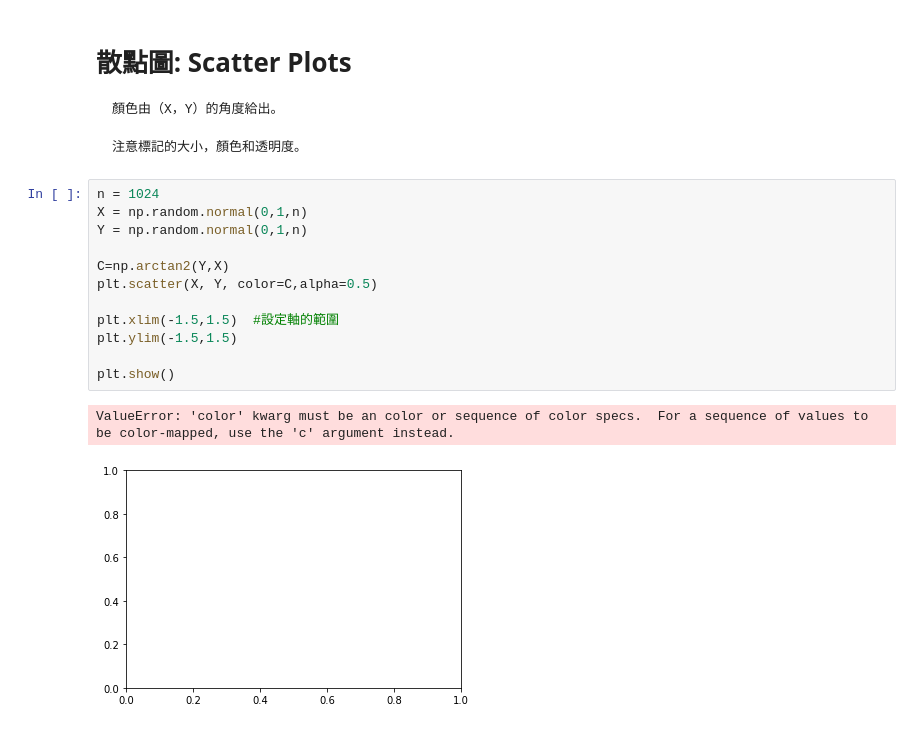
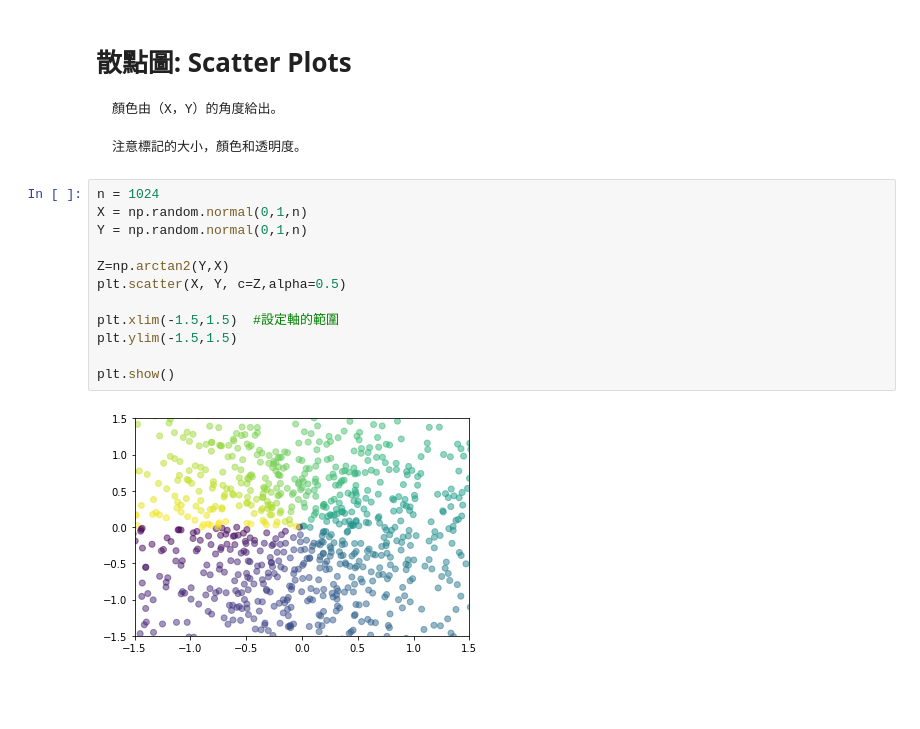
Before and after one commit to kimjhenyu/ML100Days, a Jupyter notebook: homework/Data Visualization_Day-1_HW.ipynb, the cells around one changed output. Saved outputs shown, nothing was run; the diff lists cells and outputs as text; blank space fills up the shorter version.

```diff
--- a/homework/Data Visualization_Day-1_HW.ipynb
+++ b/homework/Data Visualization_Day-1_HW.ipynb
@@ -51,15 +51,14 @@ plt.show()
 # %%
 n = 1024
 X = np.random.normal(0,1,n)
 Y = np.random.normal(0,1,n)
 
-C=np.arctan2(Y,X)
-plt.scatter(X, Y, color=C,alpha=0.5)
+Z=np.arctan2(Y,X)
+plt.scatter(X, Y, c=Z,alpha=0.5)
 
 plt.xlim(-1.5,1.5)  #設定軸的範圍
 plt.ylim(-1.5,1.5)
 
 plt.show()
 # %% [output]
-ValueError: 'color' kwarg must be an color or sequence of color specs.  For a sequence of values to be color-mapped, use the 'c' argument instead.
-[figure, old version]
+[figure, new version]
```
